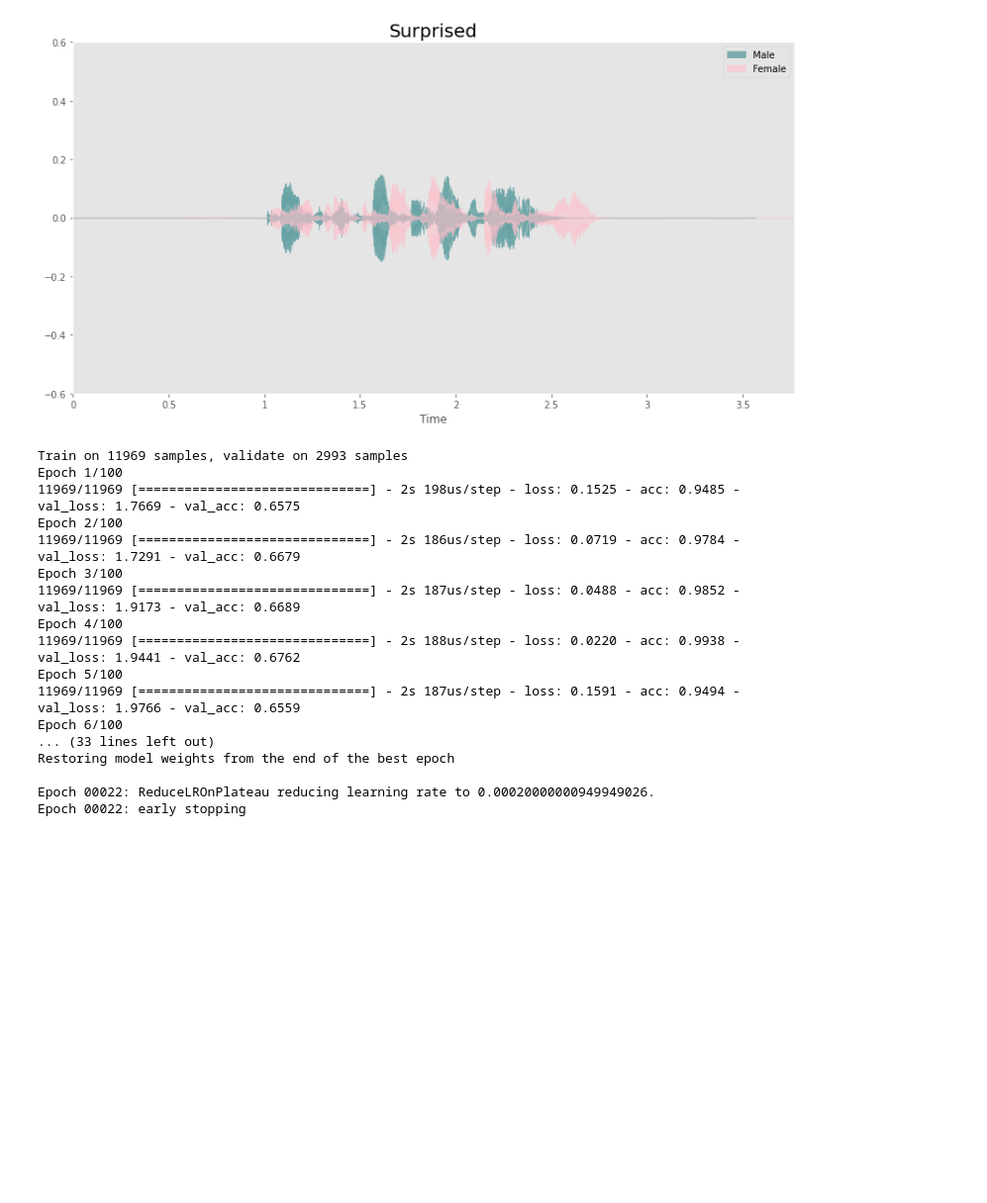
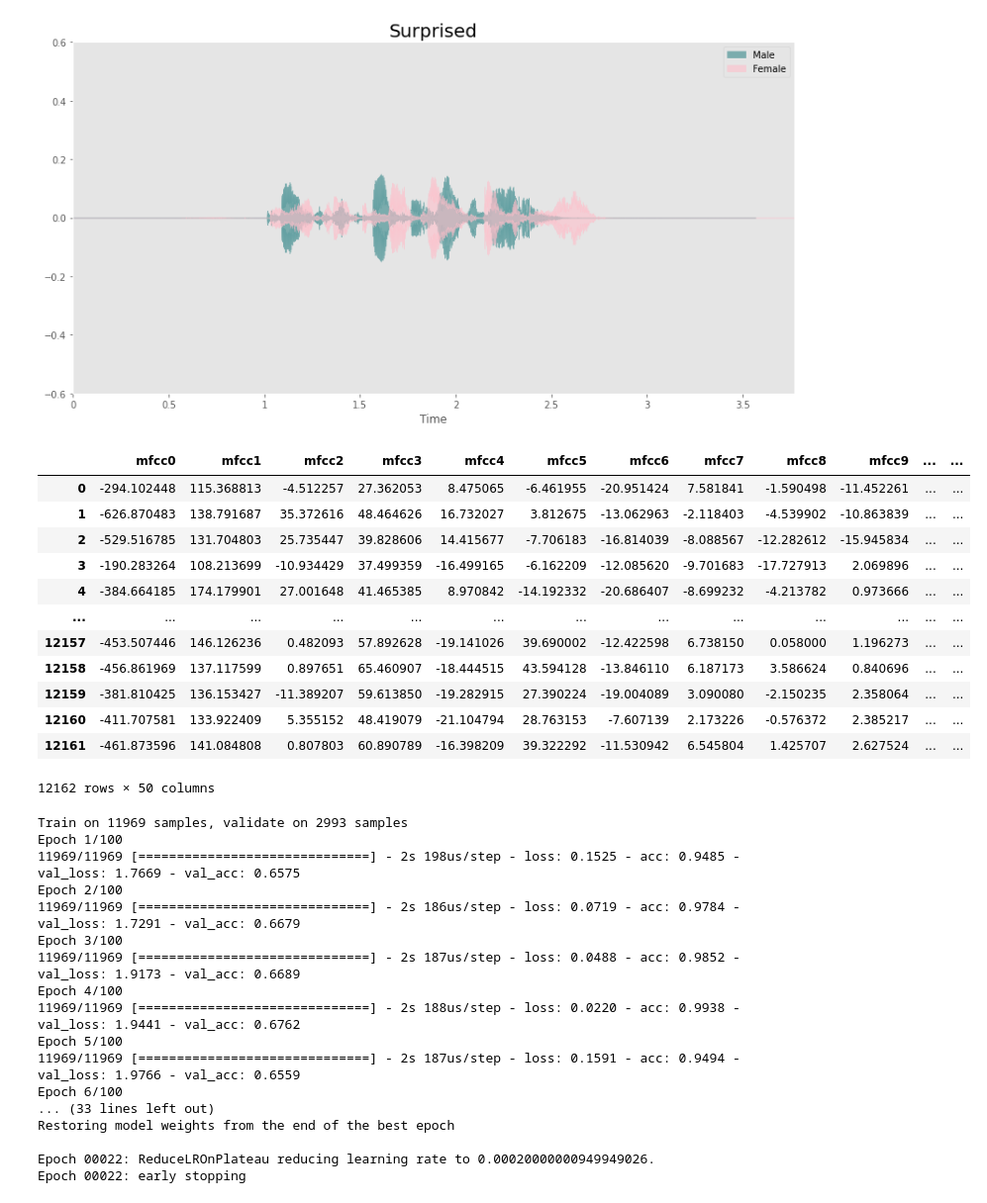
Before and after one commit to ZacharyVillarreal/Predicting-Humans-Affectively, a Jupyter notebook: src/Audio/Audio_Processing.ipynb, the cells around one changed output. Shown at 99% size. Saved outputs shown, nothing was run; the diff lists cells and outputs as text; code cells hidden in the pictures; blank space fills up the shorter version.

```diff
--- a/src/Audio/Audio_Processing.ipynb
+++ b/src/Audio/Audio_Processing.ipynb
@@ -59,3 +57,5 @@ FileNotFoundError: [Errno 2] File ../data/Emotional_audio_df.csv does not exist:
+# %%
+df = create_one_df()
 # %% [markdown]
 ## Audio EDA
 # %%
@@ -159,19 +159,24 @@ for emotion in list(male_dict.keys()):
 [figure]
 [figure]
 [figure]
-# %%
-def mfcc(col):
-    counter = 0
-    df = pd.DataFrame(columns = ['mfcc_feature'])
-    for index, path in enumerate(col):
-        X, sample_rate = librosa.load(path, res_type = 'kaiser_fast',duration = 3, offset=0.5)
-        mfcc = librosa.feature.mfcc(y=X, sr=sample_rate, n_mfcc=50)
-        mfcc_scaled = np.mean(mfcc.T, axis = 0)
-        df.loc[counter] = [mfcc_scaled]
-        counter += 1
-    return df
 # %%
 mfcc_df = mfcc(df.path)
+# %%
+mfcc_df
+# %% [output]
+|  | mfcc0 | mfcc1 | mfcc2 | mfcc3 | mfcc4 | mfcc5 | mfcc6 | mfcc7 | mfcc8 | mfcc9 | ... | ... |
+| 0 | -294.102448 | 115.368813 | -4.512257 | 27.362053 | 8.475065 | -6.461955 | -20.951424 | 7.581841 | -1.590498 | -11.452261 | ... | ... |
+| 1 | -626.870483 | 138.791687 | 35.372616 | 48.464626 | 16.732027 | 3.812675 | -13.062963 | -2.118403 | -4.539902 | -10.863839 | ... | ... |
+| 2 | -529.516785 | 131.704803 | 25.735447 | 39.828606 | 14.415677 | -7.706183 | -16.814039 | -8.088567 | -12.282612 | -15.945834 | ... | ... |
+| 3 | -190.283264 | 108.213699 | -10.934429 | 37.499359 | -16.499165 | -6.162209 | -12.085620 | -9.701683 | -17.727913 | 2.069896 | ... | ... |
+| 4 | -384.664185 | 174.179901 | 27.001648 | 41.465385 | 8.970842 | -14.192332 | -20.686407 | -8.699232 | -4.213782 | 0.973666 | ... | ... |
+| ... | ... | ... | ... | ... | ... | ... | ... | ... | ... | ... | ... | ... |
+| 12157 | -453.507446 | 146.126236 | 0.482093 | 57.892628 | -19.141026 | 39.690002 | -12.422598 | 6.738150 | 0.058000 | 1.196273 | ... | ... |
+| 12158 | -456.861969 | 137.117599 | 0.897651 | 65.460907 | -18.444515 | 43.594128 | -13.846110 | 6.187173 | 3.586624 | 0.840696 | ... | ... |
+| 12159 | -381.810425 | 136.153427 | -11.389207 | 59.613850 | -19.282915 | 27.390224 | -19.004089 | 3.090080 | -2.150235 | 2.358064 | ... | ... |
+| 12160 | -411.707581 | 133.922409 | 5.355152 | 48.419079 | -21.104794 | 28.763153 | -7.607139 | 2.173226 | -0.576372 | 2.385217 | ... | ... |
+| 12161 | -461.873596 | 141.084808 | 0.807803 | 60.890789 | -16.398209 | 39.322292 | -11.530942 | 6.545804 | 1.425707 | 2.627524 | ... | ... |
+12162 rows × 50 columns
 # %%
 mfcc_df.mfcc_feature = mfcc_df.mfcc_feature.apply(lambda x: separate(x))
 # %%
```
Also changed, not shown: parts of 5 cells of this notebook, 13 other files.
